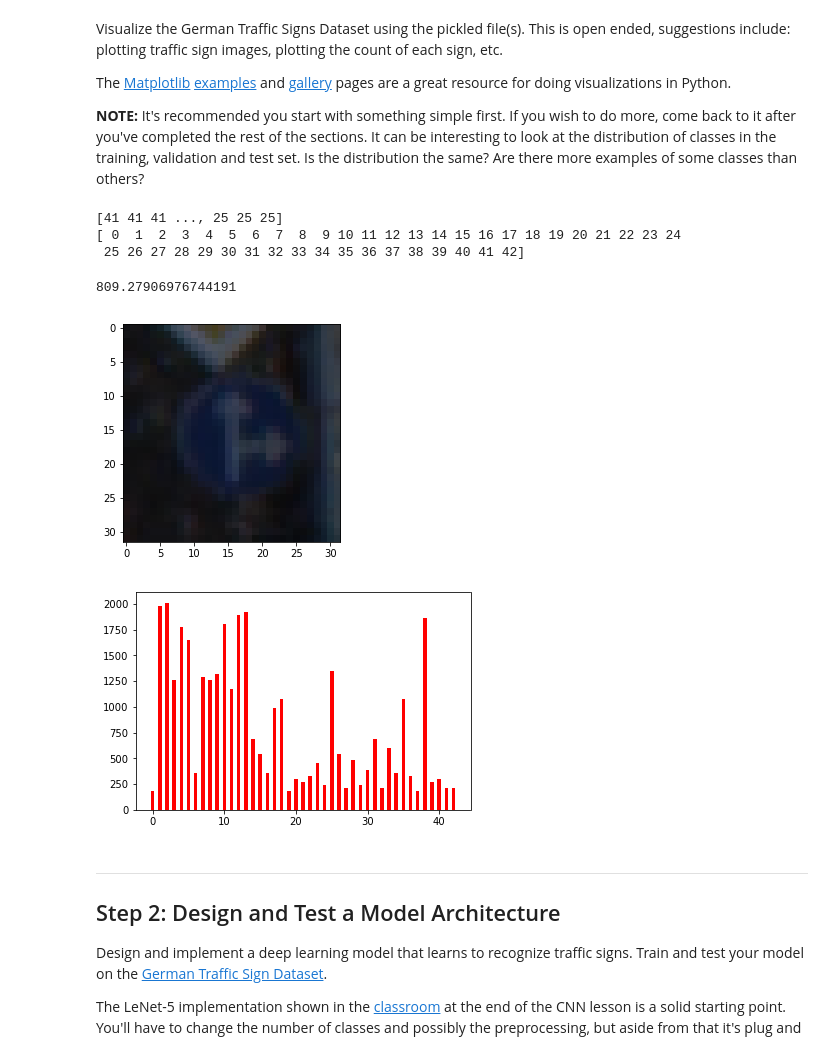
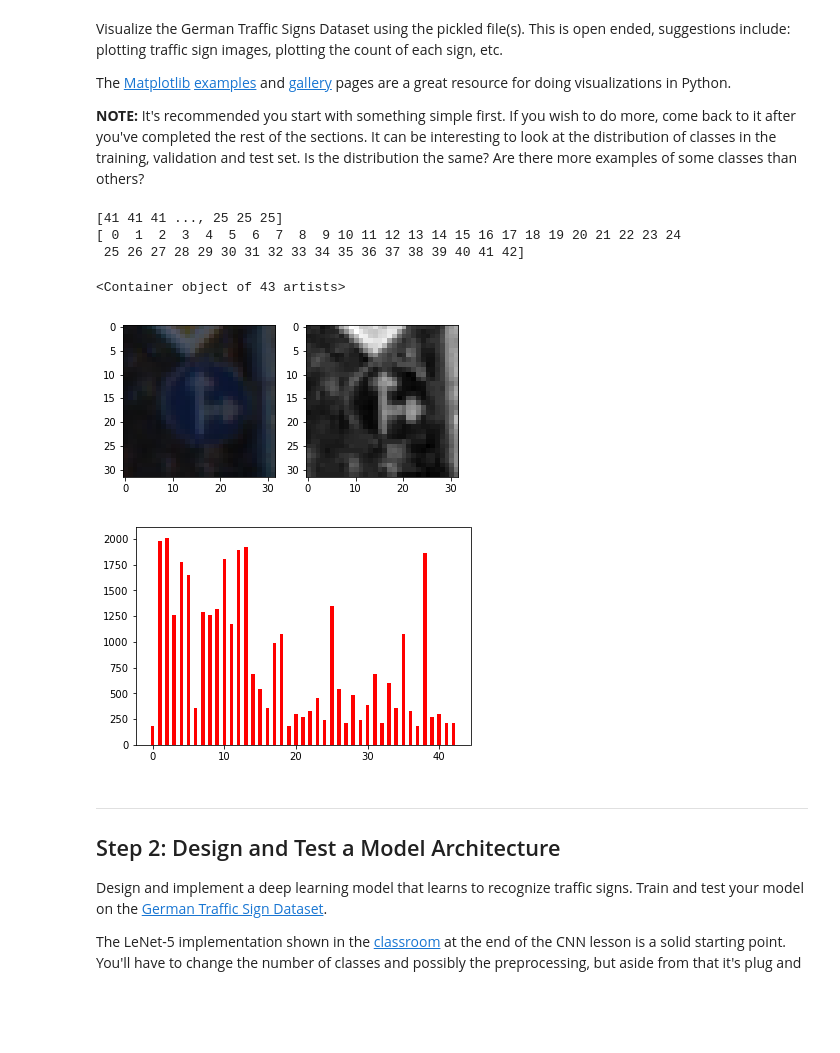
Before and after one commit to qiqika/CarND-Traffic-Sign-Classifier-Project_my, a Jupyter notebook: Traffic_Sign_Classifier.ipynb, the cells around one changed output. Drawn from its saved outputs; the diff is of its cells as text; code cells hidden in the pictures; blank space fills up the shorter version.

```diff
--- a/Traffic_Sign_Classifier.ipynb
+++ b/Traffic_Sign_Classifier.ipynb
@@ -112,29 +109,38 @@ The [Matplotlib](http://matplotlib.org/) [examples](http://matplotlib.org/exampl
 # %%
 ### Data exploration visualization code goes here.
 ### Feel free to use as many code cells as needed.
 import matplotlib.pyplot as plt
 # Visualizations will be shown in the notebook.
 %matplotlib inline
+
+plt.subplot(1,2,1)
 plt.imshow(X_train[1000])
+
+plt.subplot(1,2,2)
+plt.imshow(X_train[1000,:,:,0], cmap="gray")
 print(y_train)
 
 freq = []
 ind =[]
+
+#draw  training, validation and test set
+s = Series(y_train)
+ss =s.value_counts()
 for i in range(y_train.max() +1):
     freq.append(ss[i])
     ind.append(i)
 
 print(np.array(ind))
 fig = plt.figure()
 ax = fig.add_subplot(111)
 ax.bar(np.array(ind), np.array(freq),0.5, color='r')
-np.mean(freq)
+#np.mean(freq)
 # %% [output]
 [41 41 41 ..., 25 25 25]
 [ 0  1  2  3  4  5  6  7  8  9 10 11 12 13 14 15 16 17 18 19 20 21 22 23 24
  25 26 27 28 29 30 31 32 33 34 35 36 37 38 39 40 41 42]
-809.27906976744191
+<Container object of 43 artists>
-[figure, old version]
+[figure, new version]
 [figure]
 # %% [markdown]
 ----
```
Also changed, not shown: parts of 13 cells of this notebook, 1 other file.
